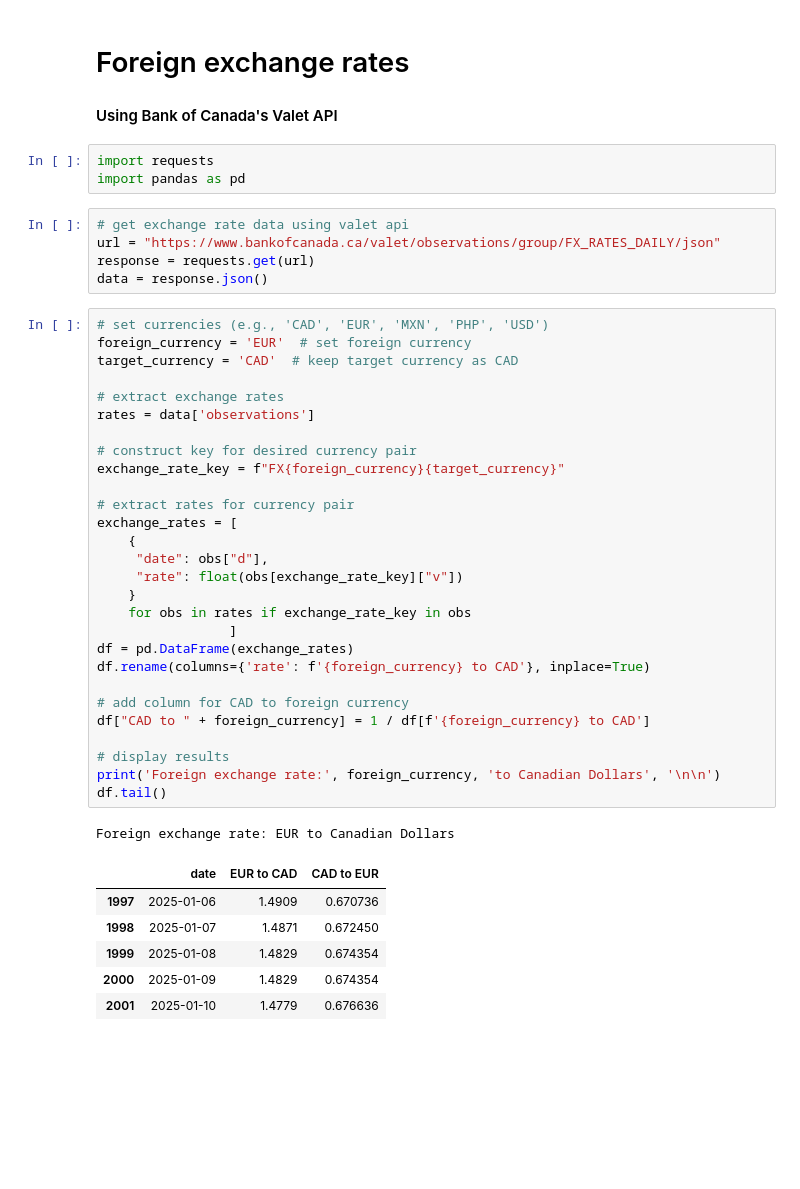
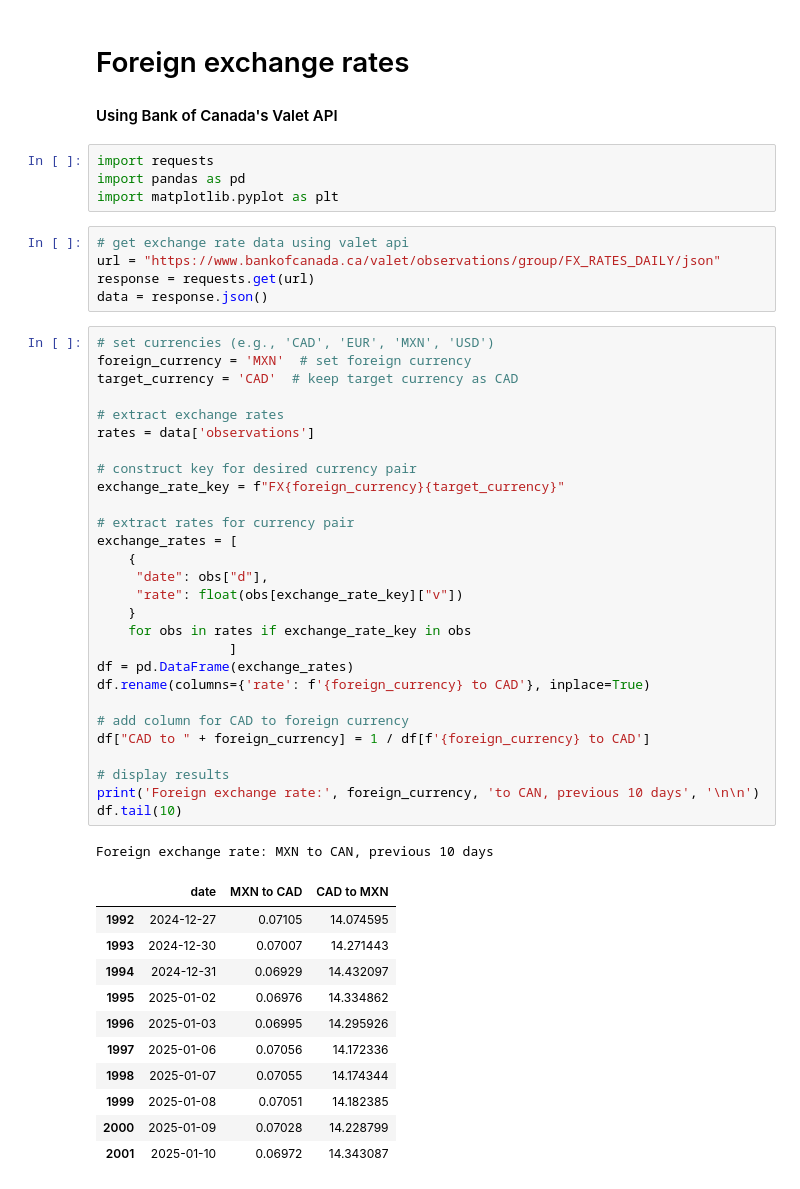
Before and after one commit to FleaBusyBeeBergs/boc-fx-rate, a Jupyter notebook: fxr.ipynb, the cells around one changed output. Cells and saved outputs as stored; diff of their text form; blank space fills up the shorter version.

```diff
--- a/fxr.ipynb
+++ b/fxr.ipynb
@@ -4,44 +4,50 @@
 # %%
 import requests
 import pandas as pd
+import matplotlib.pyplot as plt
 # %%
 # get exchange rate data using valet api
 url = "https://www.bankofcanada.ca/valet/observations/group/FX_RATES_DAILY/json"
 response = requests.get(url)
 data = response.json()
 # %%
-# set currencies (e.g., 'CAD', 'EUR', 'MXN', 'PHP', 'USD')
-foreign_currency = 'EUR'  # set foreign currency
+# set currencies (e.g., 'CAD', 'EUR', 'MXN', 'USD')
+foreign_currency = 'MXN'  # set foreign currency
 target_currency = 'CAD'  # keep target currency as CAD
 
 # extract exchange rates
 rates = data['observations']
 
 # construct key for desired currency pair
 exchange_rate_key = f"FX{foreign_currency}{target_currency}"
 
 # extract rates for currency pair
 exchange_rates = [
     {
      "date": obs["d"],
      "rate": float(obs[exchange_rate_key]["v"])
     }
     for obs in rates if exchange_rate_key in obs
                  ]
 df = pd.DataFrame(exchange_rates)
 df.rename(columns={'rate': f'{foreign_currency} to CAD'}, inplace=True)
 
 # add column for CAD to foreign currency
 df["CAD to " + foreign_currency] = 1 / df[f'{foreign_currency} to CAD']
 
 # display results
-print('Foreign exchange rate:', foreign_currency, 'to Canadian Dollars', '\n\n')
-df.tail()
+print('Foreign exchange rate:', foreign_currency, 'to CAN, previous 10 days', '\n\n')
+df.tail(10)
 # %% [output]
-Foreign exchange rate: EUR to Canadian Dollars
+Foreign exchange rate: MXN to CAN, previous 10 days
-|  | date | EUR to CAD | CAD to EUR |
-| 1997 | 2025-01-06 | 1.4909 | 0.670736 |
-| 1998 | 2025-01-07 | 1.4871 | 0.672450 |
-| 1999 | 2025-01-08 | 1.4829 | 0.674354 |
-| 2000 | 2025-01-09 | 1.4829 | 0.674354 |
-| 2001 | 2025-01-10 | 1.4779 | 0.676636 |
+|  | date | MXN to CAD | CAD to MXN |
+| 1992 | 2024-12-27 | 0.07105 | 14.074595 |
+| 1993 | 2024-12-30 | 0.07007 | 14.271443 |
+| 1994 | 2024-12-31 | 0.06929 | 14.432097 |
+| 1995 | 2025-01-02 | 0.06976 | 14.334862 |
+| 1996 | 2025-01-03 | 0.06995 | 14.295926 |
+| 1997 | 2025-01-06 | 0.07056 | 14.172336 |
+| 1998 | 2025-01-07 | 0.07055 | 14.174344 |
+| 1999 | 2025-01-08 | 0.07051 | 14.182385 |
+| 2000 | 2025-01-09 | 0.07028 | 14.228799 |
+| 2001 | 2025-01-10 | 0.06972 | 14.343087 |
```
Also changed, not shown: parts of 1 cell of this notebook.
